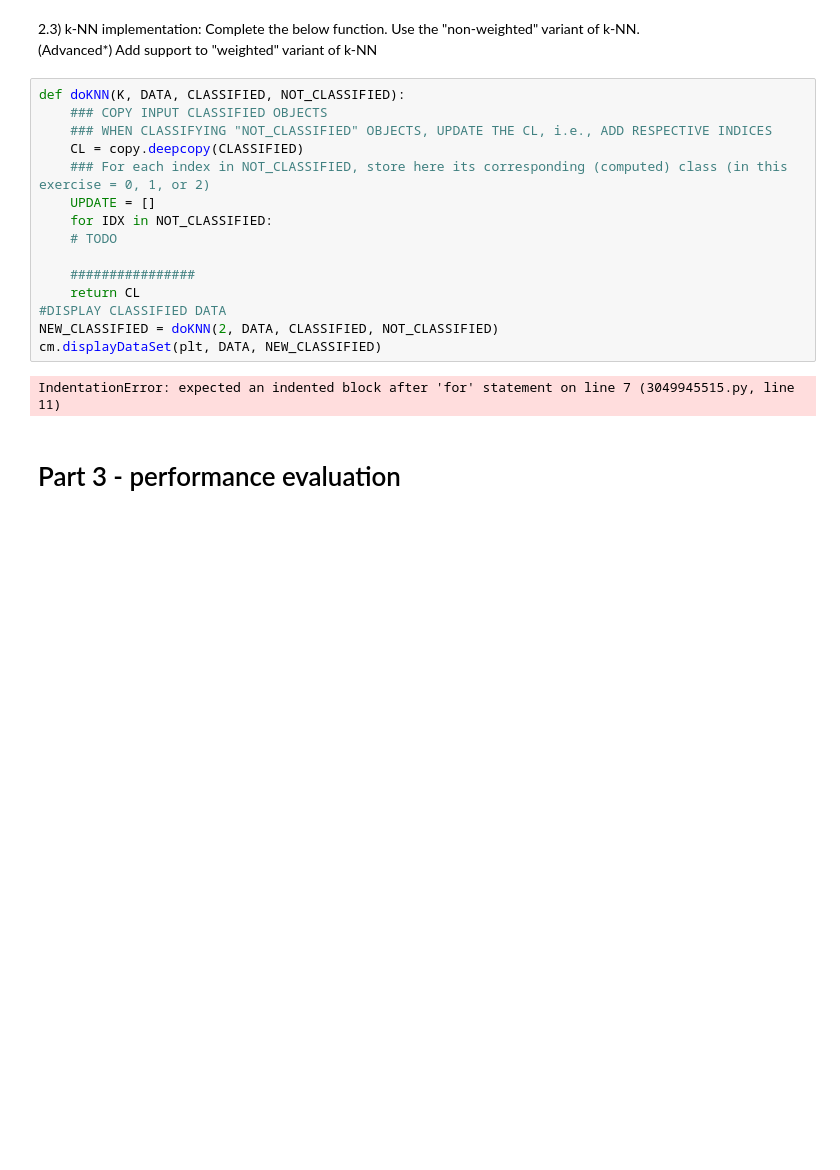
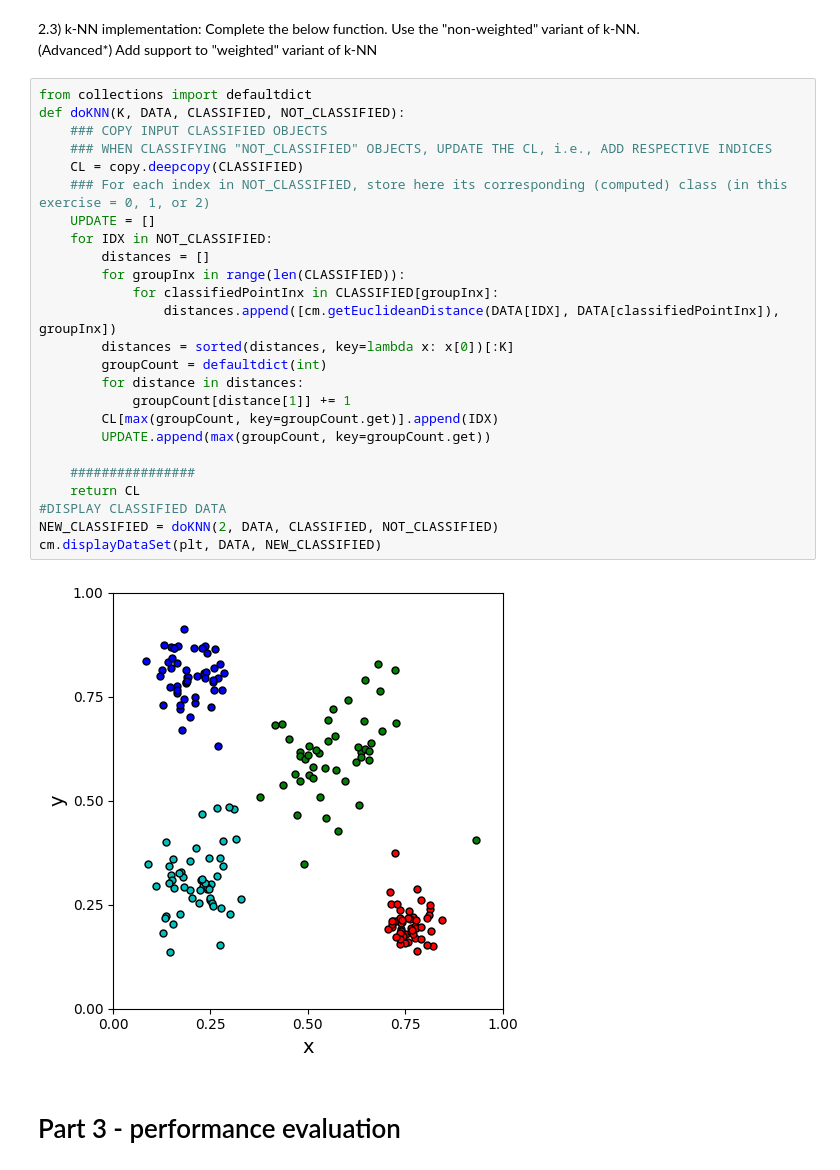
Before and after one commit to piotr-may-put/intro-ai-labs-sem1, a Jupyter notebook: zad2/lab2.ipynb, the cells around one changed output. Cells and saved outputs as stored; diff of their text form; blank space fills up the shorter version.

```diff
--- a/zad2/lab2.ipynb
+++ b/zad2/lab2.ipynb
@@ -163,22 +163,32 @@ cm.displayDataSet(plt, DATA, CLASSIFIED, NOT_CLASSIFIED) #plt = plot package; se
 2.3) k-NN implementation: Complete the below function. Use the "non-weighted" variant of k-NN.  <br>
 (Advanced*) Add support to "weighted" variant of k-NN
 # %%
+from collections import defaultdict
 def doKNN(K, DATA, CLASSIFIED, NOT_CLASSIFIED):
     ### COPY INPUT CLASSIFIED OBJECTS
     ### WHEN CLASSIFYING "NOT_CLASSIFIED" OBJECTS, UPDATE THE CL, i.e., ADD RESPECTIVE INDICES
     CL = copy.deepcopy(CLASSIFIED)
     ### For each index in NOT_CLASSIFIED, store here its corresponding (computed) class (in this exercise = 0, 1, or 2)
     UPDATE = []
     for IDX in NOT_CLASSIFIED:
-    # TODO
+        distances = []
+        for groupInx in range(len(CLASSIFIED)):
+            for classifiedPointInx in CLASSIFIED[groupInx]:
+                distances.append([cm.getEuclideanDistance(DATA[IDX], DATA[classifiedPointInx]), groupInx])
+        distances = sorted(distances, key=lambda x: x[0])[:K]
+        groupCount = defaultdict(int)
+        for distance in distances:
+            groupCount[distance[1]] += 1
+        CL[max(groupCount, key=groupCount.get)].append(IDX)
+        UPDATE.append(max(groupCount, key=groupCount.get))
 
     ################
     return CL
 #DISPLAY CLASSIFIED DATA
 NEW_CLASSIFIED = doKNN(2, DATA, CLASSIFIED, NOT_CLASSIFIED)
 cm.displayDataSet(plt, DATA, NEW_CLASSIFIED)
 # %% [output]
-IndentationError: expected an indented block after 'for' statement on line 7 (3049945515.py, line 11)
+[figure, added]
 # %% [markdown]
 # Part 3 - performance evaluation
 # %% [markdown]
```
Also changed, not shown: parts of 3 cells of this notebook.
